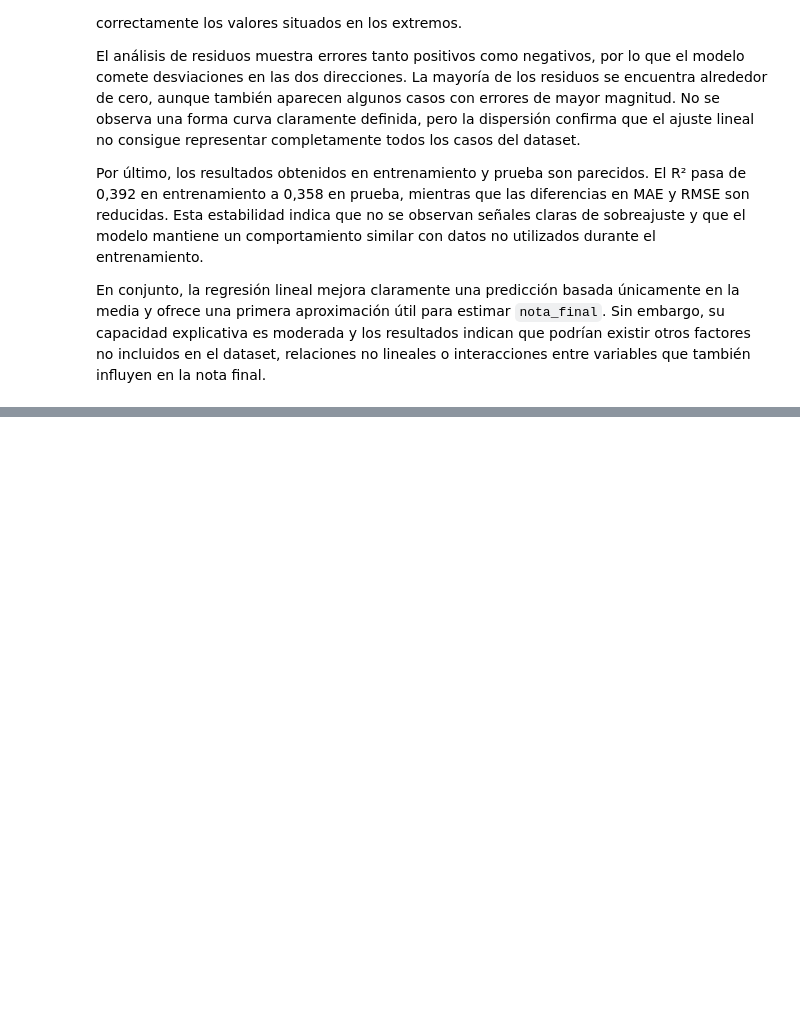
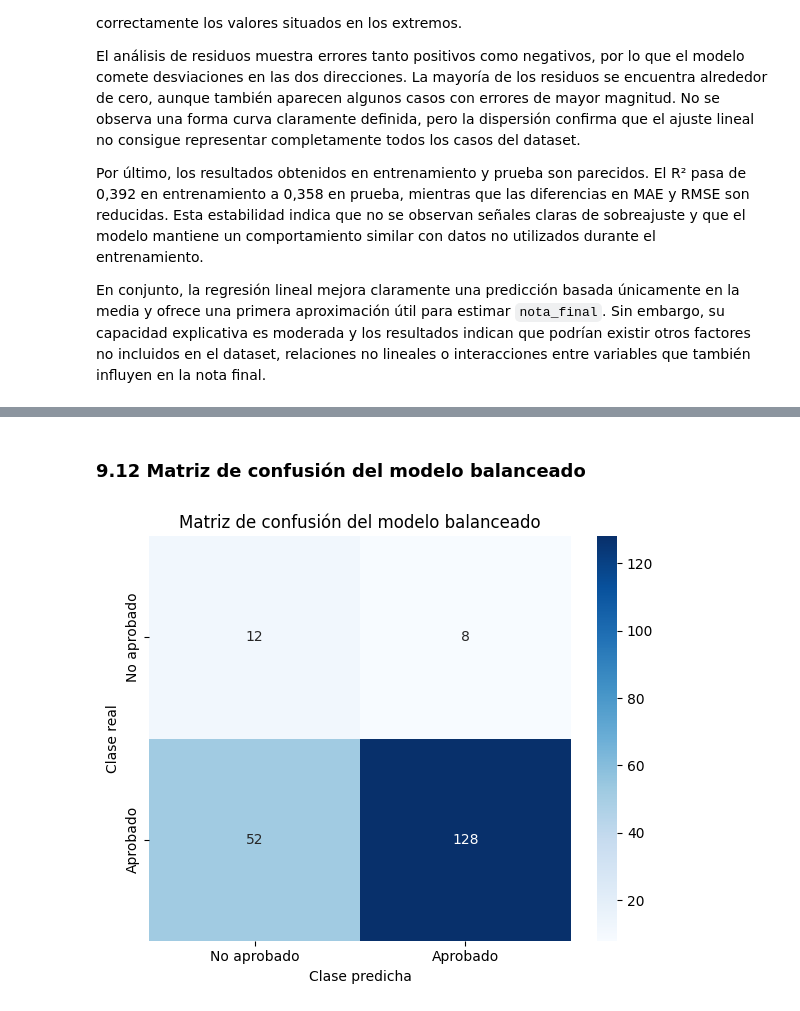
Before and after one commit to juanpamtx/Proyecto_08_DS.Machine_learning_regresion_y_clasificacion, a Jupyter notebook: Notebook/03_modelado_regresion_clasificacion.ipynb, the cells around one changed output, grey strips where cells are left out. Drawn from its saved outputs; the diff is of its cells as text; code cells hidden in the pictures; blank space fills up the shorter version.

```diff
--- a/Notebook/03_modelado_regresion_clasificacion.ipynb
+++ b/Notebook/03_modelado_regresion_clasificacion.ipynb
@@ -781,0 +1059,17 @@ En conjunto, la regresión lineal mejora claramente una predicción basada únic
+# %%
+# Creación del pipeline de regresión logística balanceada
+pipeline_clasificacion_balanceado = Pipeline(
+    steps=[
+        ("preprocesamiento", preprocesador),
+        (
+            "modelo",
+            LogisticRegression(
+                class_weight="balanced",
+                max_iter=1000,
+                random_state=42
+            )
+        )
+    ]
+)
+
+pipeline_clasificacion_balanceado
@@ -781,0 +1095,8 @@ En conjunto, la regresión lineal mejora claramente una predicción basada únic
+# %%
+# Entrenamiento del modelo balanceado
+pipeline_clasificacion_balanceado.fit(
+    X_train_clf,
+    y_train_clf
+)
+
+print("Modelo de regresión logística balanceado entrenado correctamente.")
@@ -781,0 +1113,7 @@ En conjunto, la regresión lineal mejora claramente una predicción basada únic
+# %%
+# Predicciones del modelo balanceado sobre el conjunto de prueba
+y_pred_clf_balanceado = pipeline_clasificacion_balanceado.predict(
+    X_test_clf
+)
+
+print("Número de predicciones:", y_pred_clf_balanceado.shape[0])
@@ -781,0 +1155,11 @@ En conjunto, la regresión lineal mejora claramente una predicción basada únic
+# %% [markdown]
+### 9.12 Matriz de confusión del modelo balanceado
+# %%
+# Matriz de confusión del modelo balanceado
+graficar_matriz_confusion(
+    y_test_clf,
+    y_pred_clf_balanceado,
+    titulo="Matriz de confusión del modelo balanceado"
+)
+# %% [output]
+[figure, added]
```
Also changed, not shown: parts of 91 cells of this notebook, 3 other files.
